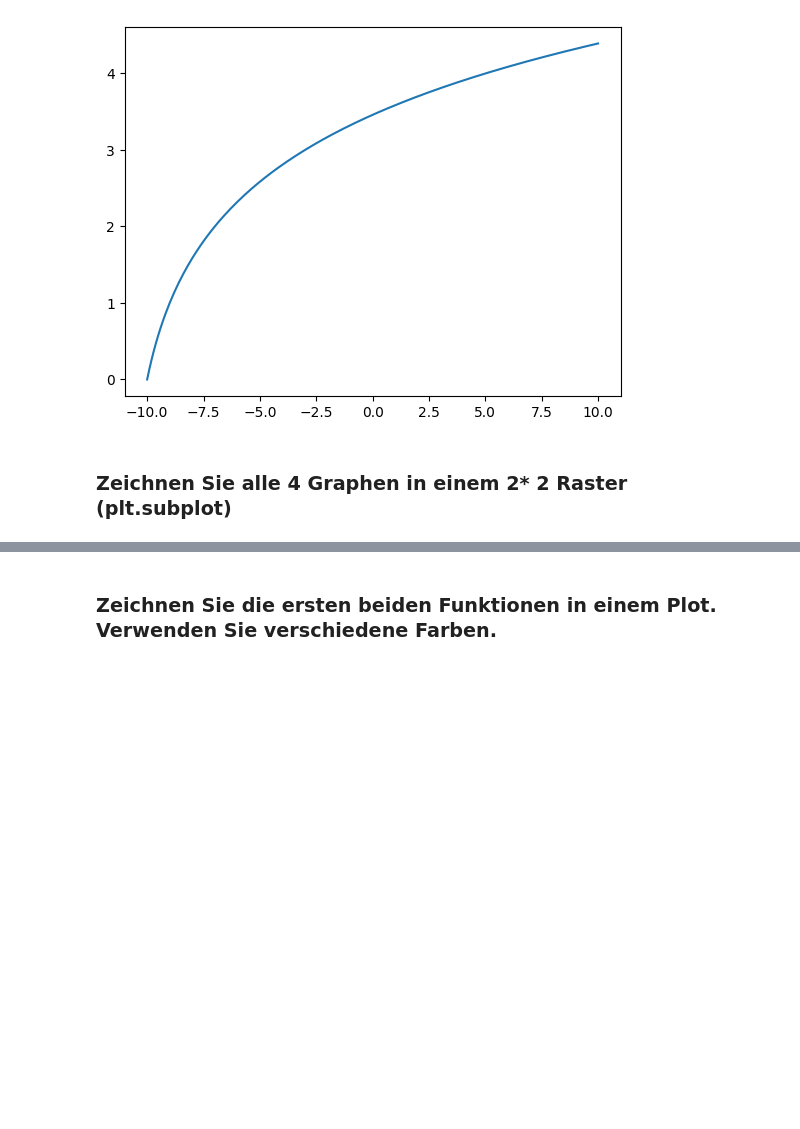
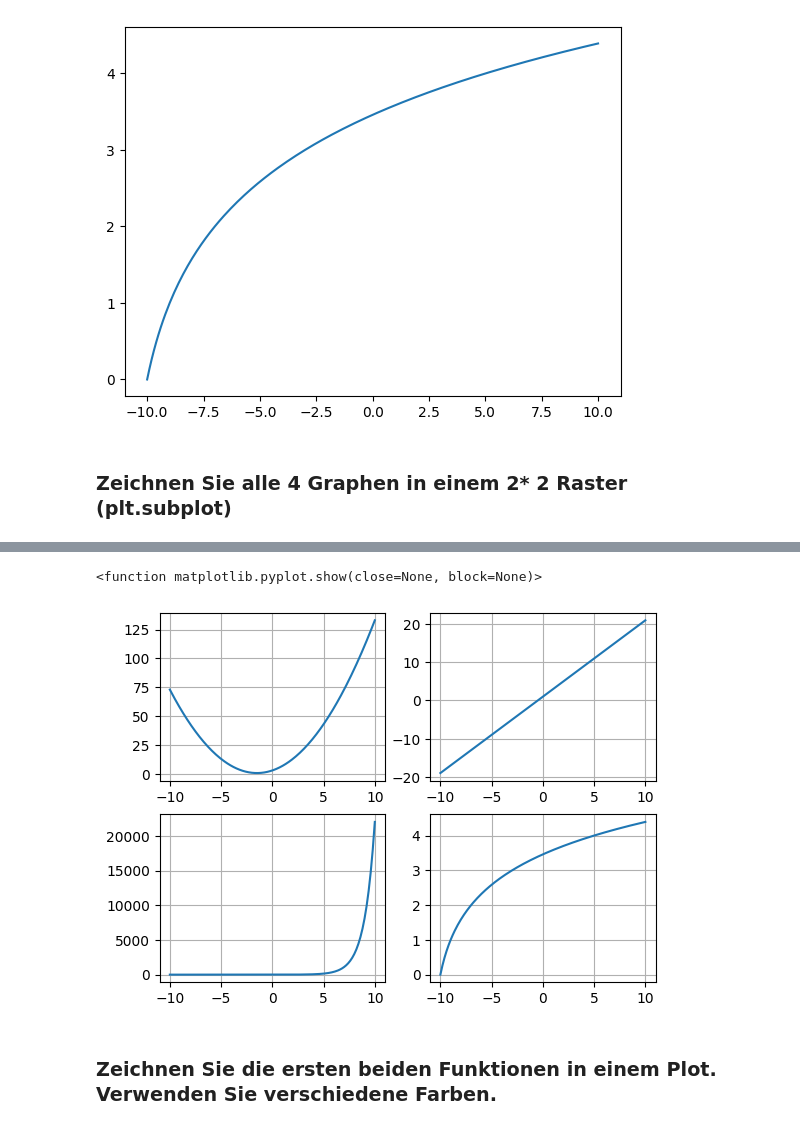
Before and after one commit to domiweber/ki, a Jupyter notebook: 04_Python_Mathplotlib/02 Übung_Matplotlib_Vorlage.ipynb, the cells around one changed output, grey strips where cells are left out. Drawn from its saved outputs; the diff is of its cells as text; code cells hidden in the pictures; blank space fills up the shorter version.

```diff
--- a/04_Python_Mathplotlib/02 Übung_Matplotlib_Vorlage.ipynb
+++ b/04_Python_Mathplotlib/02 Übung_Matplotlib_Vorlage.ipynb
@@ -119,2 +116,39 @@ plt.show
+# %%
+from matplotlib import pyplot as plt
+
+
+x = [n/10 for n in range(-100,101,1)]
+y = [((n/10)**2 + 3*(n/10) + 3) for n in range(-100,101,1)]
+plt.subplot(2,2,1)              # plt.subplot(anzahl zeilen, anzahl spalten, nummer des bildes)
+plt.plot(x,y)
+plt.grid()
+plt.show
+
+
+
+
+x = [n/10 for n in range(-100,101,1)]
+y = [(2* (n/10) + 1) for n in range(-100,101,1)]
+plt.subplot(2,2,2)
+plt.plot(x,y)
+plt.grid()
+plt.show
+
+x = [n/10 for n in range(-100,101,1)]
+y = [m.exp(n/10) for n in range(-100,101,1)]
+plt.subplot(2,2,3)
+plt.plot(x,y)
+plt.grid()
+plt.show
+
+x = [n/10 for n in range(-100,101,1)]
+y = [m.log2(n/10 + 11) for n in range(-100,101,1)]
+plt.subplot(2,2,4)
+plt.plot(x,y)
+plt.grid()
+plt.show
+# %% [output]
+<function matplotlib.pyplot.show(close=None, block=None)>
+[figure, added]
 # %% [markdown]
 ### Zeichnen Sie  die ersten beiden Funktionen in einem Plot. Verwenden Sie verschiedene Farben.
```
Also changed, not shown: parts of 12 cells of this notebook.
